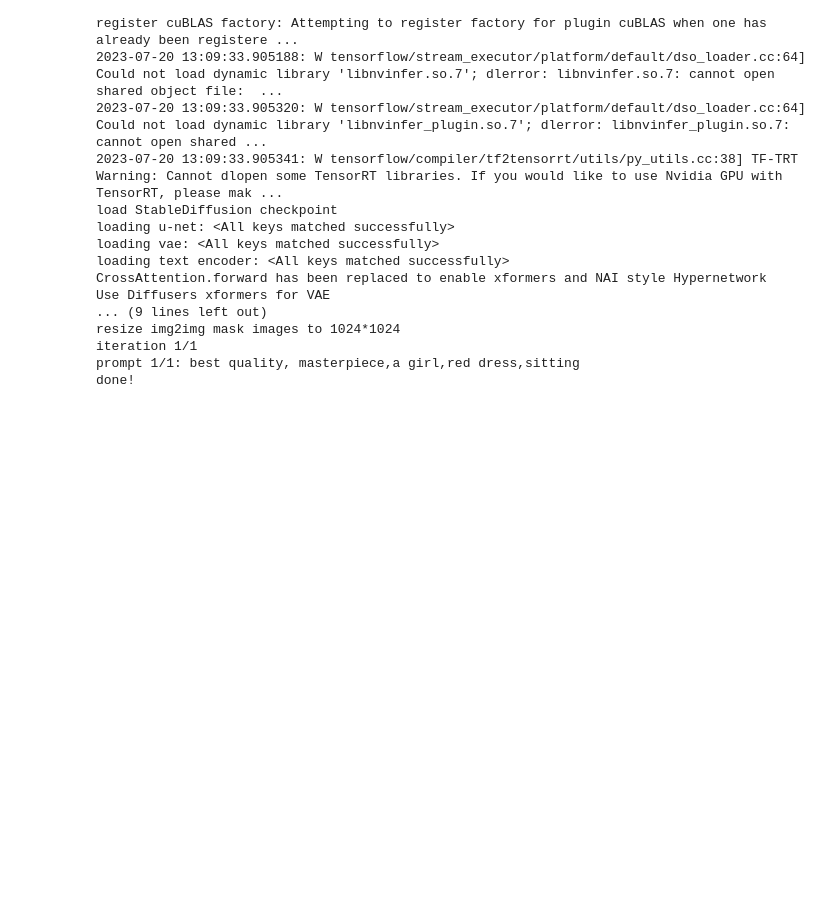
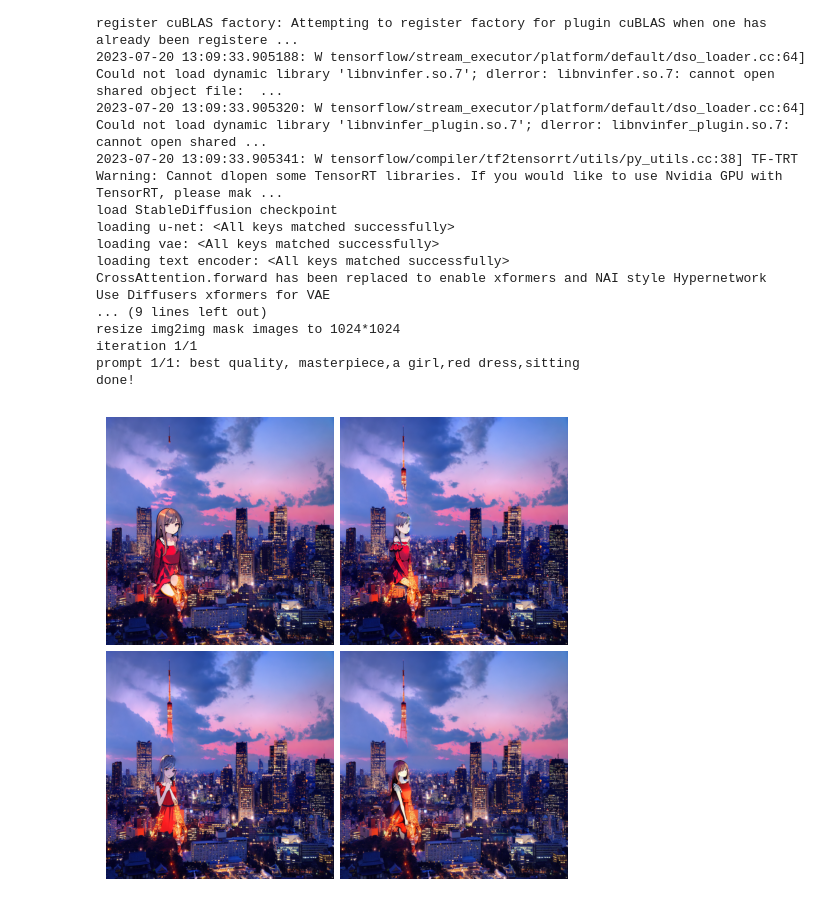
Before and after one commit to Nekoiii/SD_Practices_colab, a Jupyter notebook: img2img_sd_script.ipynb, the cells around one changed output. Cells and saved outputs as stored; diff of their text form; code cells hidden in the pictures; blank space fills up the shorter version.

Commit message:
Added show imgs function

```diff
--- a/img2img_sd_script.ipynb
+++ b/img2img_sd_script.ipynb
@@ -37,6 +37,15 @@ init_img
 # %%
 %%script false --no-raise-error
 !pip install --upgrade pillow
+# %%
+used_model='/content/drive/MyDrive/StableDifussion/models/Lora/ydenV3Trainfix_ydenT.safetensors'
+#steps=100
+#seed=1
+prompt='best quality, masterpiece,a girl,animation,dacing on the roof'
+negative_prompt='bad hands, bad quality'
+images_per_prompt=4
+
+outdir='/content/drive/MyDrive/output_imgs/'
 # %%
 # https://github.com/kohya-ss/sd-scripts/blob/main/gen_img_diffusers.py
 # https://github.com/kohya-ss/sd-scripts/blob/0cfcb5a49cf813547d728101cc05edf1a9b7d06c/docs/gen_img_README-ja.md?plain=1#L228
@@ -98,3 +100,32 @@ resize img2img mask images to 1024*1024
 iteration 1/1
 prompt 1/1: best quality, masterpiece,a girl,red dress,sitting
 done!
+# %%
+import os
+import matplotlib.pyplot as plt
+import matplotlib.image as mpimg
+from PIL import Image
+
+def display_images(folder, n, width, cols):
+    image_files = sorted((os.path.join(folder, f) for f in os.listdir(folder) if f.endswith('.png')),
+                         key=os.path.getmtime, reverse=True)[:n]
+
+    # 根据列数和图片总数计算行数
+    rows = (n // cols) + (n % cols > 0)
+
+    # 创建新的图像
+    fig = plt.figure(figsize=(cols * width, rows * width))
+
+    # 循环读取图片并显示
+    for i, image_file in enumerate(image_files):
+        img = mpimg.imread(image_file)
+        ax = fig.add_subplot(rows, cols, i+1)
+        ax.imshow(img)
+        ax.axis('off')
+    plt.subplots_adjust(wspace=0.01, hspace=0.03)
+    plt.show()
+
+# 使用函数
+display_images(outdir, n=images_per_prompt, width=3, cols=2)
+# %% [output]
+[figure, added]
```
Also changed, not shown: parts of 1 cell of this notebook.
